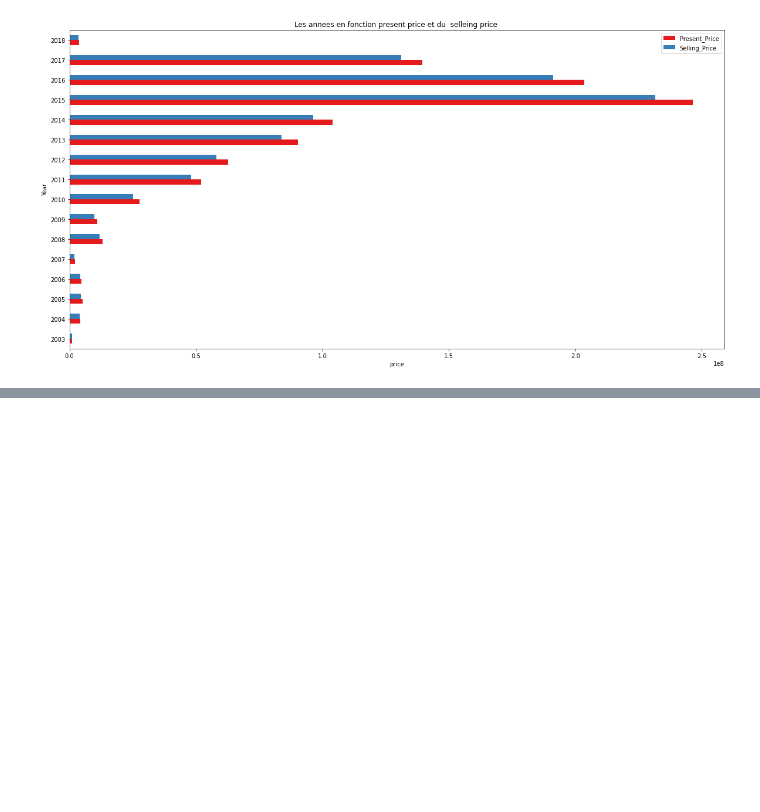
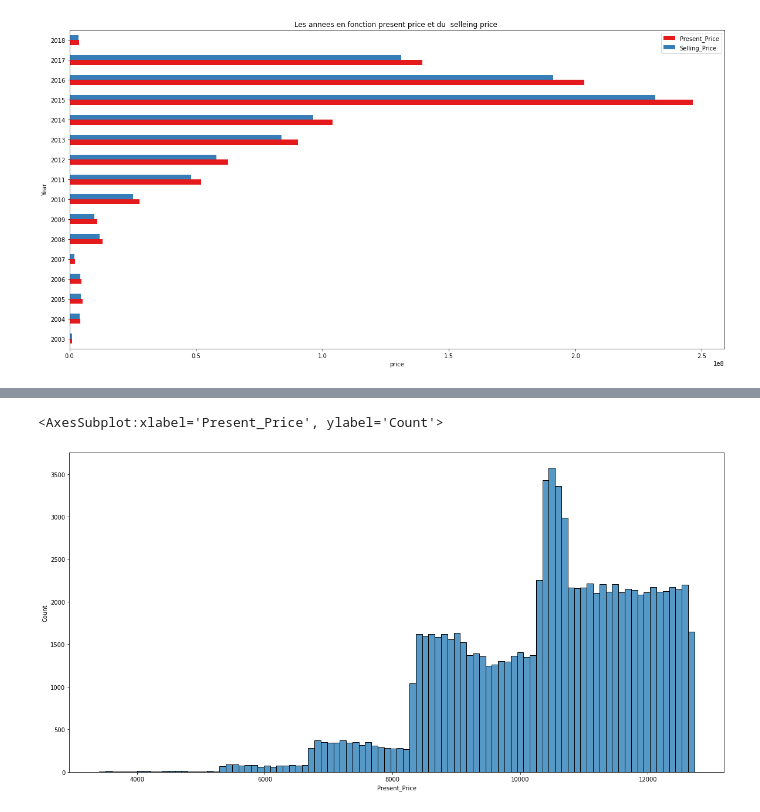
Before and after one commit to aurelienbono/Car_analyse, a Jupyter notebook: main.ipynb, the cells around one changed output, grey strips where cells are left out. Cells and saved outputs as stored; diff of their text form; code cells hidden in the pictures; blank space fills up the shorter version.

```diff
--- a/main.ipynb
+++ b/main.ipynb
@@ -133,0 +152,6 @@ plt.xlabel("Car_count")
+# %%
+plt.figure(figsize=(20,10))
+sns.histplot(x=df['Present_Price'])
+# %% [output]
+<AxesSubplot:xlabel='Present_Price', ylabel='Count'>
+[figure, added]
```
Also changed, not shown: parts of 8 cells of this notebook.
